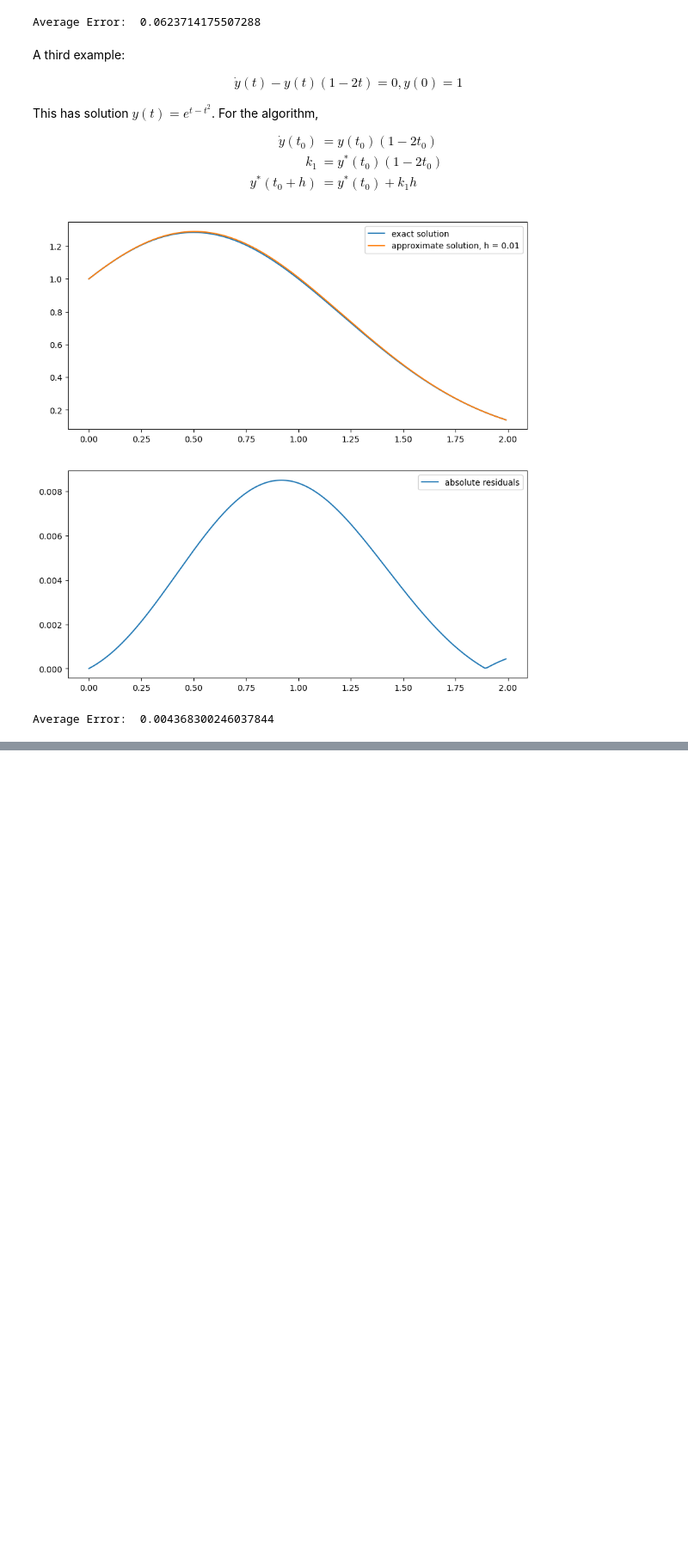
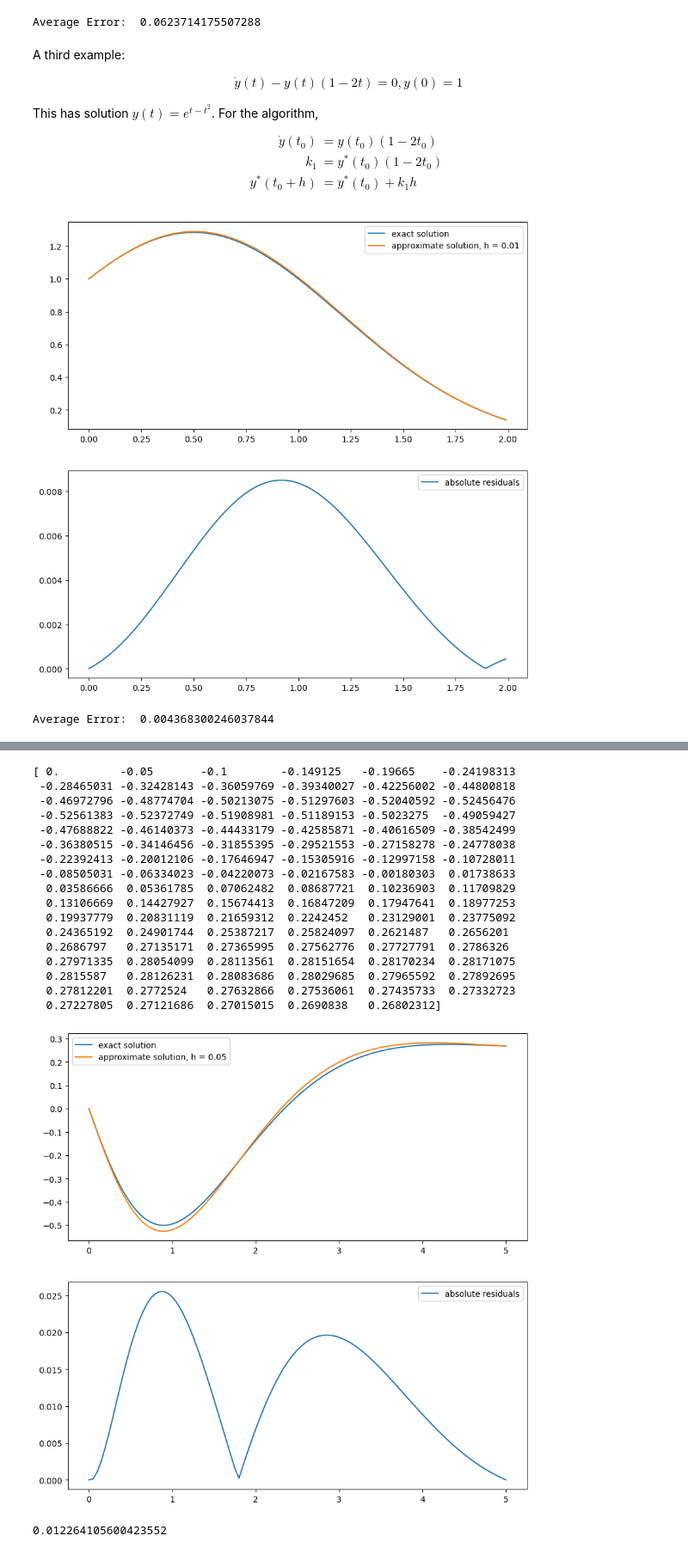
Before and after one commit to lubar1317/lessons-from-lu, a Jupyter notebook: mechanics-simulations/exploring_runge_kutta.ipynb, the cells around one changed output, grey strips where cells are left out. Shown at 86% size. Cells and saved outputs as stored; diff of their text form; code cells hidden in the pictures; blank space fills up the shorter version.

Commit message:
finished RK examples, started solution to skateboard

```diff
--- a/mechanics-simulations/exploring_runge_kutta.ipynb
+++ b/mechanics-simulations/exploring_runge_kutta.ipynb
@@ -180,0 +234,62 @@ y(t) \\
+# %%
+# solve y' = -2y
+q0 = np.array([0,
+               -1,
+               0]) #initial condition
+h = 0.05 #time step
+t = np.arange(0, 5+h, step=h) #t from 0 to 2 sec
+
+#exact solution for the equation for t>=0:
+yexact = (1/4) + np.exp(-t)*(np.cos(t) - (5/2)*np.sin(t)) -(5/4)*np.exp(-2*t)
+
+A = np.array([[0, 1, 0],
+              [0, 0, 1],
+              [-4, -6, -4]])
+B = np.array([0,
+             0,
+             1])
+
+qstar = np.zeros((3, len(t))) #preallocated empty array for manipulating
+
+qstar[:, 0] = q0 #initial condition for the array, will set subsequent steps
+for i in range(len(t)-1):
+    k1 = A @ qstar[:, i] + B*1#derivative approximation
+    qstar[:, i+1] = qstar[:, i] + k1 * h #subsequent step based on approx
+print(qstar[0])
+residuals = qstar[0,:] - yexact #determine error
+sqResiduals = np.sqrt(residuals**2) #absolute deviation
+
+fig, ax = plt.subplots(2,1, figsize=(10,10))
+
+ax[0].plot(t, yexact, label='exact solution')
+ax[0].plot(t, qstar[0,:], label='approximate solution, h = {}'.format(str(h)))
+
+ax[1].plot(t, sqResiduals, label='absolute residuals')
+
+for a in ax:
+    a.legend()
+
+plt.show()
+
+meanDeviation = np.sum(sqResiduals)/len(t) #average error
+meanDeviation
+# %% [output]
+[ 0.         -0.05       -0.1        -0.149125   -0.19665    -0.24198313
+ -0.28465031 -0.32428143 -0.36059769 -0.39340027 -0.42256002 -0.44800818
+ -0.46972796 -0.48774704 -0.50213075 -0.51297603 -0.52040592 -0.52456476
+ -0.52561383 -0.52372749 -0.51908981 -0.51189153 -0.5023275  -0.49059427
+ -0.47688822 -0.46140373 -0.44433179 -0.42585871 -0.40616509 -0.38542499
+ -0.36380515 -0.34146456 -0.31855395 -0.29521553 -0.27158278 -0.24778038
+ -0.22392413 -0.20012106 -0.17646947 -0.15305916 -0.12997158 -0.10728011
+ -0.08505031 -0.06334023 -0.04220073 -0.02167583 -0.00180303  0.01738633
+  0.03586666  0.05361785  0.07062482  0.08687721  0.10236903  0.11709829
+  0.13106669  0.14427927  0.15674413  0.16847209  0.17947641  0.18977253
+  0.19937779  0.20831119  0.21659312  0.2242452   0.23129001  0.23775092
+  0.24365192  0.24901744  0.25387217  0.25824097  0.2621487   0.2656201
+  0.2686797   0.27135171  0.27365995  0.27562776  0.27727791  0.2786326
+  0.27971335  0.28054099  0.28113561  0.28151654  0.28170234  0.28171075
+  0.2815587   0.28126231  0.28083686  0.28029685  0.27965592  0.27892695
+  0.27812201  0.2772524   0.27632866  0.27536061  0.27435733  0.27332723
+  0.27227805  0.27121686  0.27015015  0.2690838   0.26802312]
+[figure, added]
+0.012264105600423552
```
Also changed, not shown: parts of 5 cells of this notebook, 1 other file.
